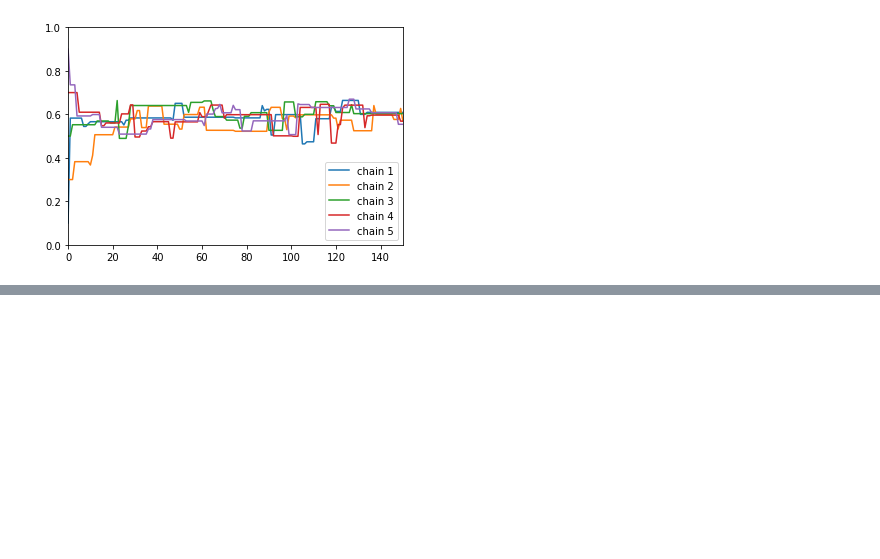
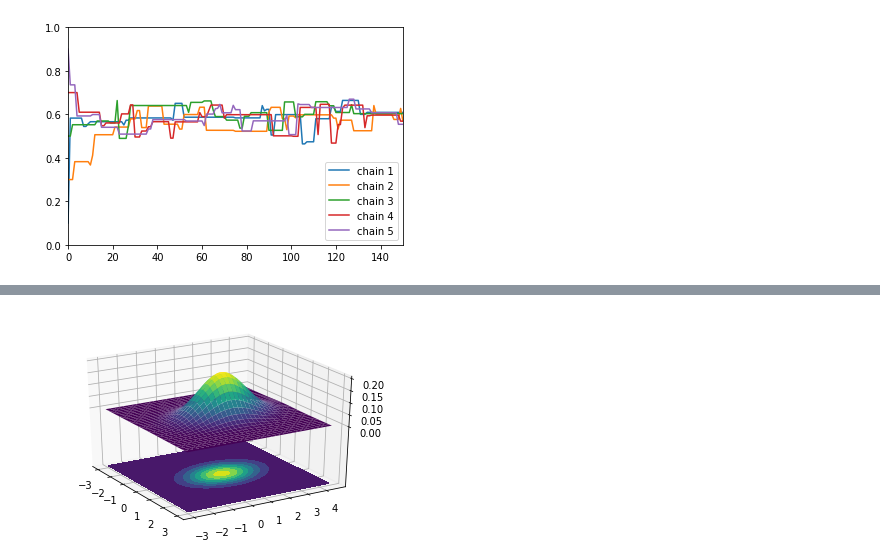
Before and after one commit to KaiserP/EmbracingUncertainty, a Jupyter notebook: random_number_generation_random_sampling.ipynb, the cells around one changed output, grey strips where cells are left out. Saved outputs shown, nothing was run; the diff lists cells and outputs as text; code cells hidden in the pictures; blank space fills up the shorter version.

```diff
--- a/random_number_generation_random_sampling.ipynb
+++ b/random_number_generation_random_sampling.ipynb
@@ -464,0 +497,34 @@ which allows sampling from all conditional distributions. Such a situation might
+# %%
+from matplotlib import cm
+from mpl_toolkits.mplot3d import Axes3D
+
+N = 100
+X = np.linspace(-3, 3, N)
+Y = np.linspace(-3, 4.5, N)
+X, Y = np.meshgrid(X, Y)
+
+mu = np.array([0., 1.])
+Sigma = np.array([[ 0.5 , -0.1], [-0.1,  1.5]])
+
+# Pack X and Y into a single 3-dimensional array
+pos = np.empty(X.shape + (2,))
+pos[:, :, 0] = X
+pos[:, :, 1] = Y
+
+F = stats.multivariate_normal(mu, Sigma)
+Z = F.pdf(pos)
+
+# Create a surface plot and projected filled contour plot under it.
+fig = plt.figure()
+ax = fig.gca(projection='3d')
+ax.plot_surface(X, Y, Z, rstride=3, cstride=3, linewidth=1, antialiased=True, cmap=cm.viridis)
+ax.contourf(X, Y, Z, zdir='z', offset=-0.25, cmap=cm.viridis)
+
+# Adjust the limits, ticks and view angle
+ax.set_zlim(-0.25, 0.2)
+ax.set_zticks(np.linspace(0,0.2,5))
+ax.view_init(27, -31)
+
+plt.show()
+# %% [output]
+[figure, added]
```
Also changed, not shown: parts of 4 cells of this notebook.
